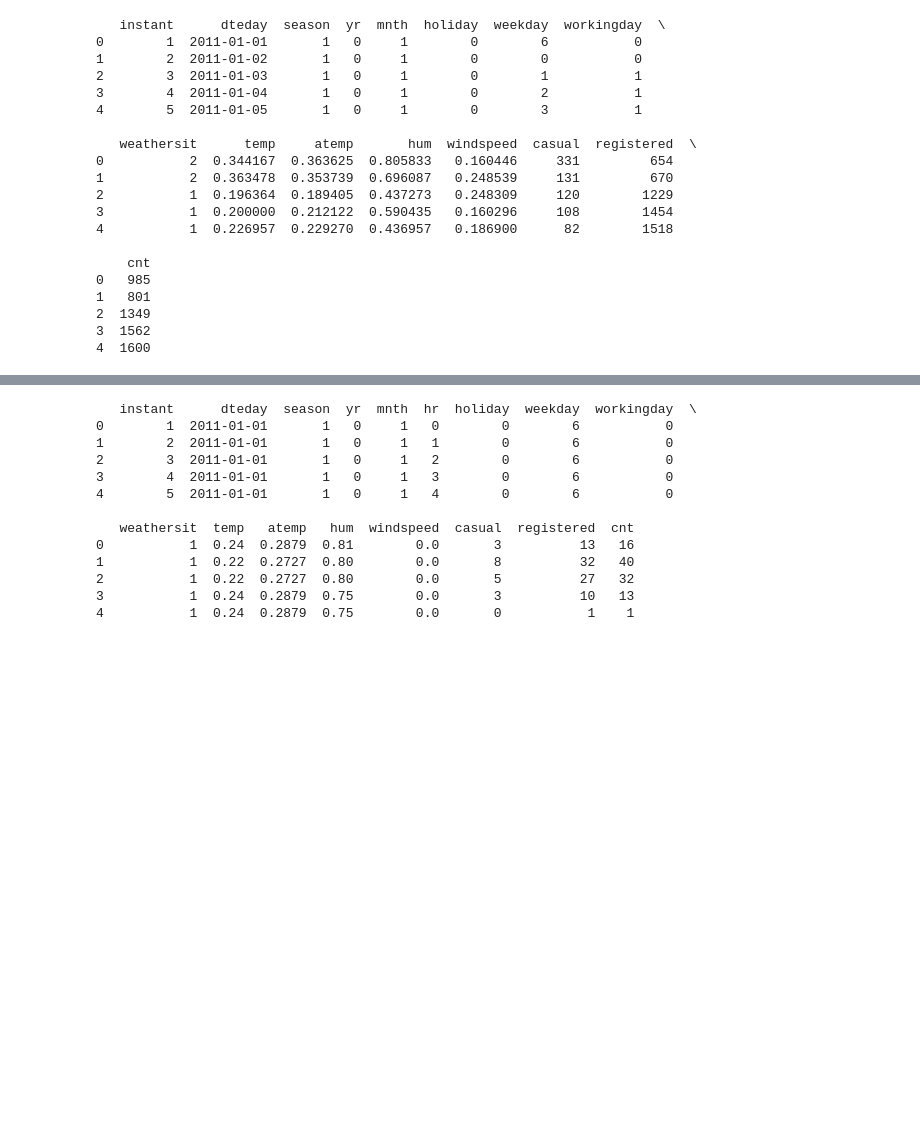
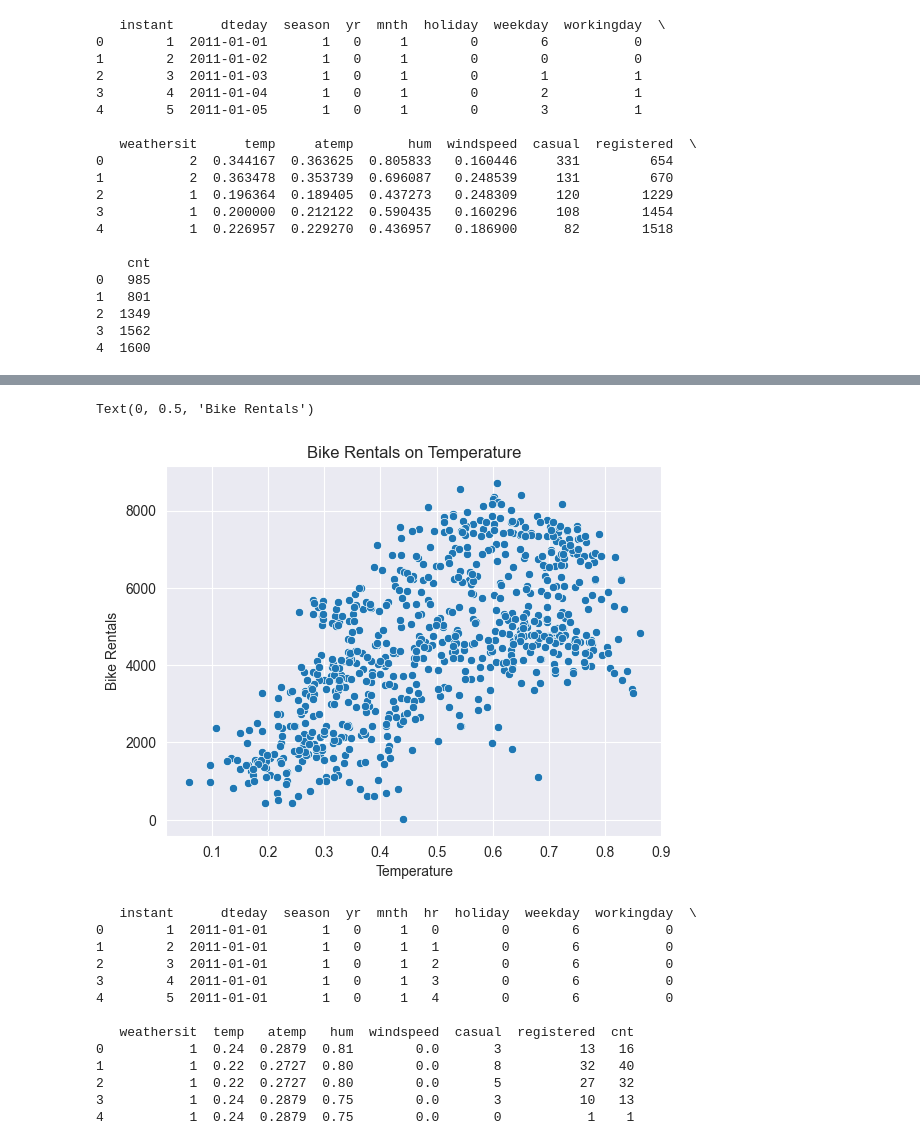
Before and after one commit to Code-Princess/42hn-ml, a Jupyter notebook: part-1/bikeSharing_plots.ipynb, the cells around one changed output, grey strips where cells are left out. Saved outputs shown, nothing was run; the diff lists cells and outputs as text; code cells hidden in the pictures; blank space fills up the shorter version.

```diff
--- a/part-1/bikeSharing_plots.ipynb
+++ b/part-1/bikeSharing_plots.ipynb
@@ -85,3 +86,12 @@ print(dayData.head())
+# %%
+# Scatter Plot: Temperature vs. Bike Rentals
+sns.scatterplot(data = dayData, x='temp', y='cnt')
+plt.title('Bike Rentals on Temperature')
+plt.xlabel('Temperature')
+plt.ylabel('Bike Rentals')
+# %% [output]
+Text(0, 0.5, 'Bike Rentals')
+[figure, added]
 # %%
 hourData = pd.read_csv('bike+sharing+dataset/hour.csv')
 print(hourData.head())
```
Also changed, not shown: parts of 4 cells of this notebook.
